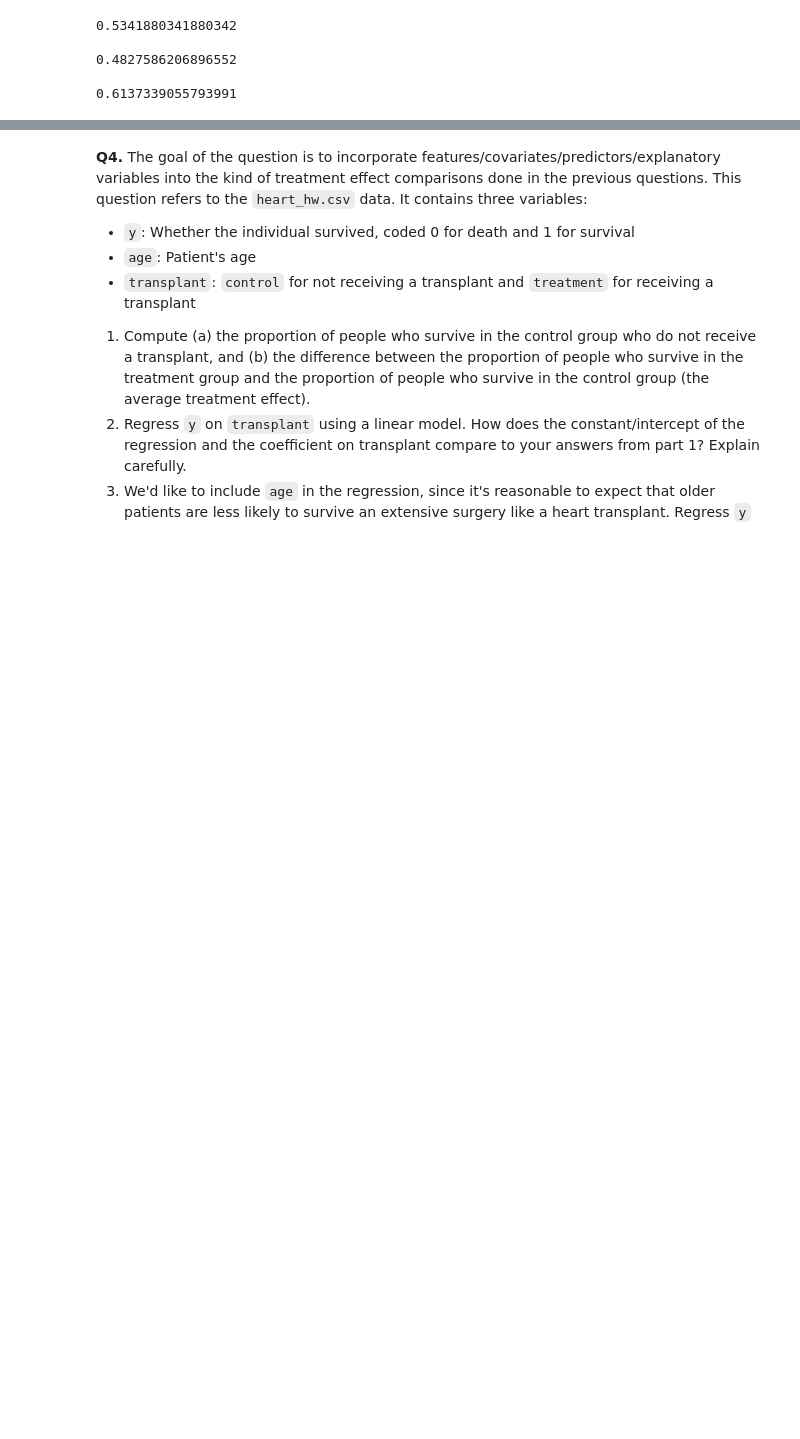
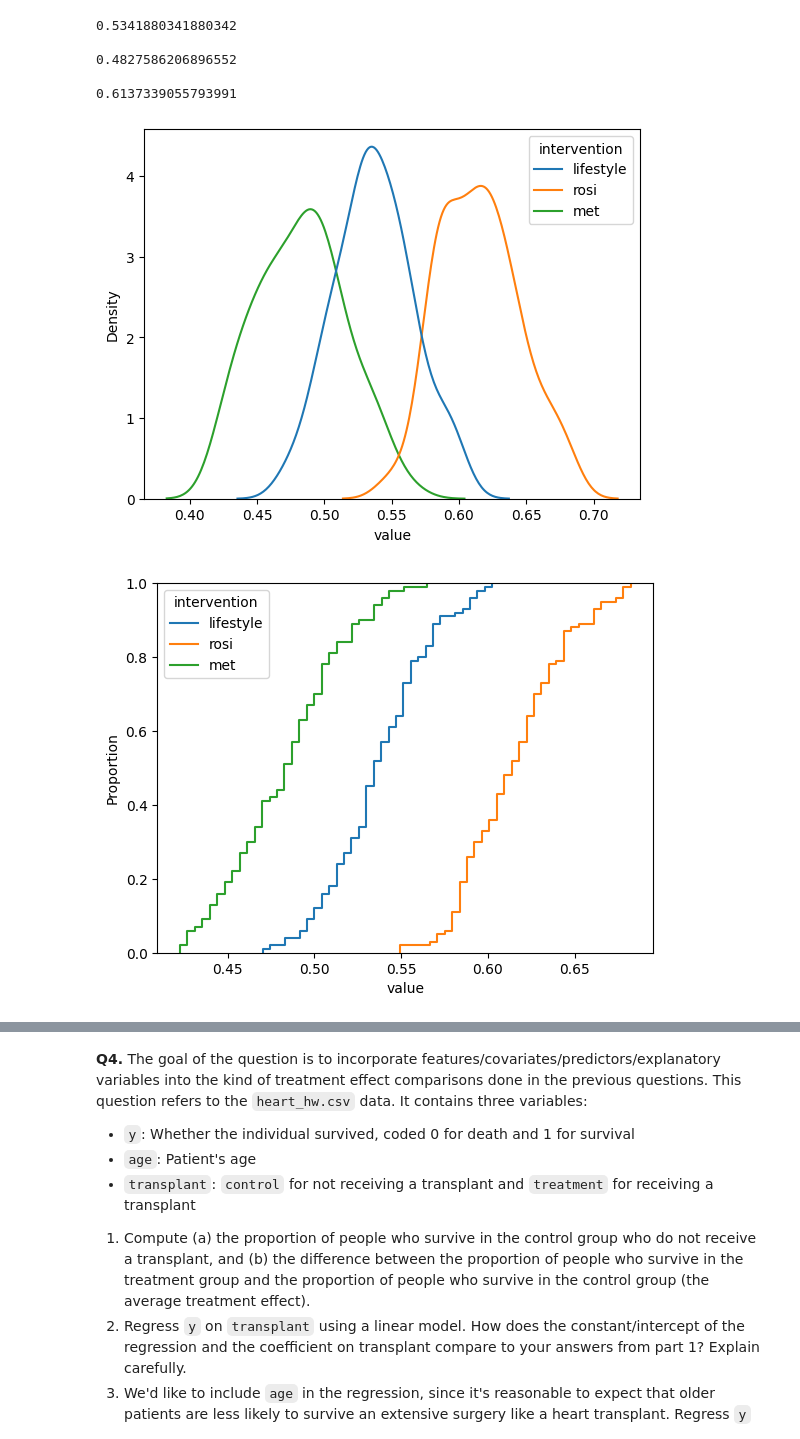
Before and after one commit to eyv7jz/the_bootstrap, a Jupyter notebook: assignment_5.ipynb, the cells around one changed output, grey strips where cells are left out. Drawn from its saved outputs; the diff is of its cells as text; code cells hidden in the pictures; blank space fills up the shorter version.

```diff
--- a/assignment_5.ipynb
+++ b/assignment_5.ipynb
@@ -146,3 +146,42 @@ print(rosi_treatment)
 # %%
 # 3. Bootstrap the density and distribution of the proportion of successes for each interventions. Create empirical CDF and kernel density plots that are
 # grouped by treatment type. Which treatment appears to be the most effective?
+df['success'] = 0
+df.loc[df['outcome']=='success','success'] = 1
+
+df_lifestyle = df.loc[ df['treatment'] == 'lifestyle', :]
+df_rosi = df.loc[ df['treatment'] == 'rosi', :]
+df_met = df.loc[ df['treatment'] == 'met', :]
+
+S = 100
+fx_lifestyle = []
+fx_rosi = []
+fx_met = []
+for t in range(S):
+    df_lifestyle_t = df_lifestyle.sample( df_lifestyle.shape[0], axis=0, replace=True)
+    df_rosi_t = df_rosi.sample( df_rosi.shape[0], axis=0, replace=True)
+    df_met_t = df_met.sample( df_met.shape[0], axis=0, replace=True)
+    #
+    fx_lifestyle_t = np.mean(df_lifestyle_t['success'])
+    fx_rosi_t = np.mean(df_rosi_t['success'])
+    fx_met_t = np.mean(df_met_t['success'])
+    #
+    fx_lifestyle.append(fx_lifestyle_t)
+    fx_rosi.append(fx_rosi_t)
+    fx_met.append(fx_met_t)
+
+gdf_lifestyle = pd.DataFrame({'value':fx_lifestyle, 'intervention':'lifestyle'})
+gdf_rosi = pd.DataFrame({'value':fx_rosi, 'intervention':'rosi'})
+gdf_met = pd.DataFrame({'value':fx_met, 'intervention':'met'})
+gdf = pd.concat([gdf_lifestyle, gdf_rosi, gdf_met], axis=0)
+
+sns.kdeplot(data=gdf, x='value', hue = 'intervention')
+plt.show()
+
+sns.ecdfplot(data=gdf, x='value', hue = 'intervention')
+plt.show()
+
+# Most effective to least effective: Rosi, lifestyle, metformin
+# %% [output]
+[figure, added]
+[figure, added]
```
Also changed, not shown: parts of 2 cells of this notebook.
